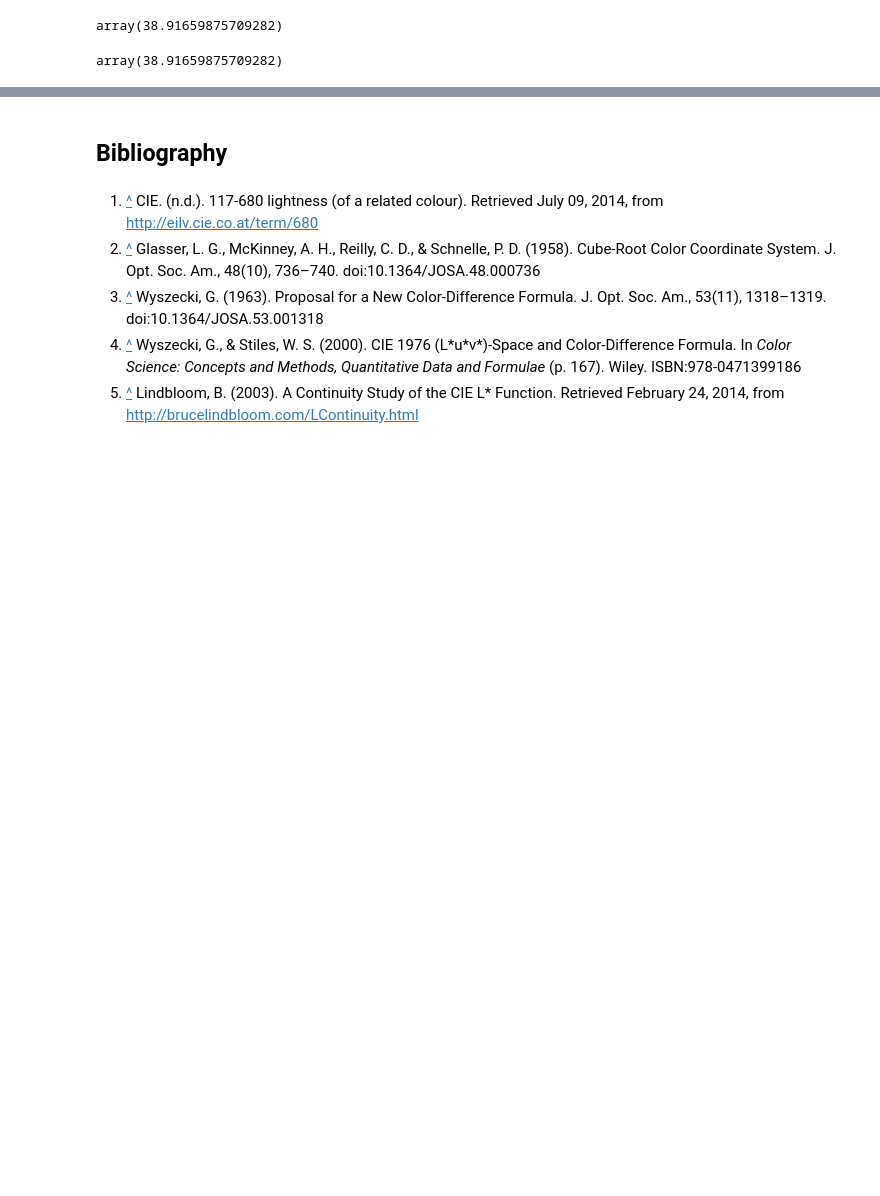
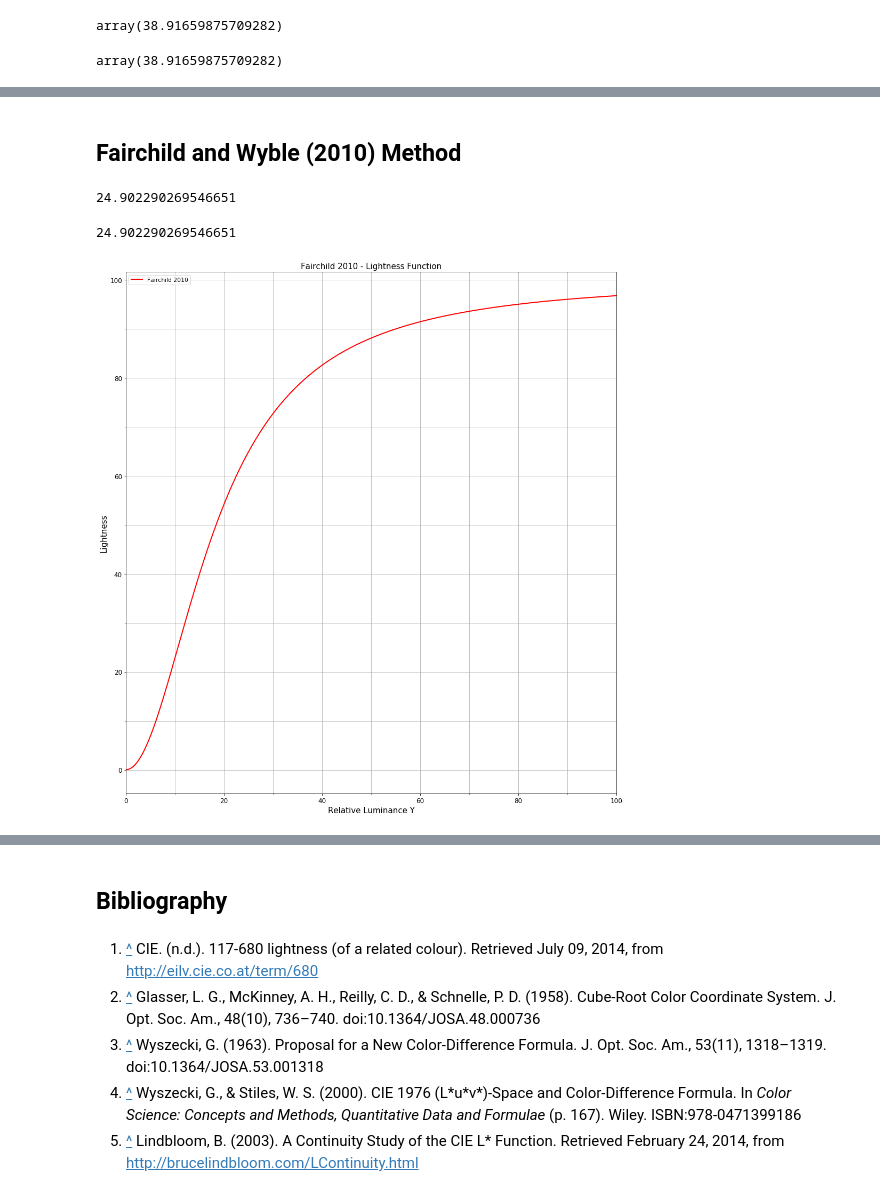
Before and after one commit to colour-science/colour-notebooks, a Jupyter notebook: notebooks/colorimetry/lightness.ipynb, the cells around one changed output, grey strips where cells are left out. Cells and saved outputs as stored; diff of their text form; code cells hidden in the pictures; blank space fills up the shorter version.

```diff
--- a/notebooks/colorimetry/lightness.ipynb
+++ b/notebooks/colorimetry/lightness.ipynb
@@ -148,0 +155,15 @@ multi_lightness_function_plot(['CIE 1976', 'Glasser 1958'])
+# %% [markdown]
+## Fairchild and Wyble (2010) Method
+# %%
+colour.lightness_Fairchild2010(10.08 / 100, 1.836)
+# %% [output]
+24.902290269546651
+# %%
+colour.lightness(10.08 / 100, method='Fairchild 2010', epsilon=1.836)
+# %% [output]
+24.902290269546651
+# %%
+# Plotting the "Fairchild and Wyble (2010)" "Lightness" function.
+single_lightness_function_plot('Fairchild 2010')
+# %% [output]
+[figure, added]
```
Also changed, not shown: parts of 7 cells of this notebook, 17 other files.
